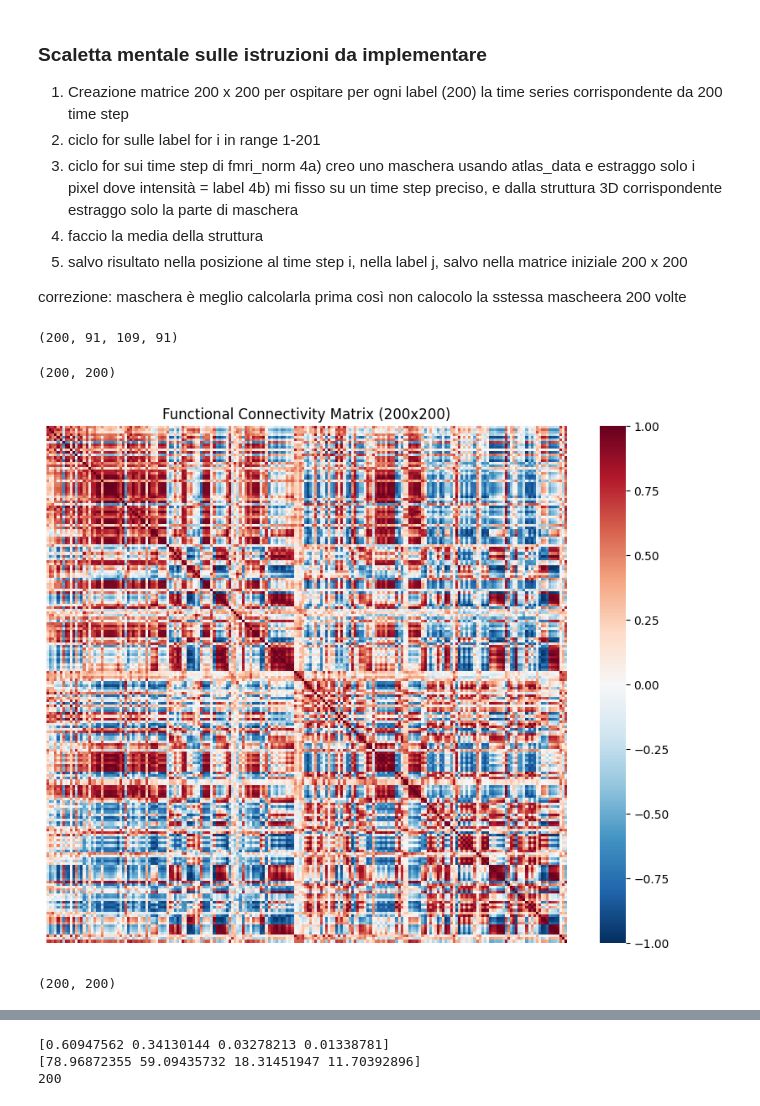
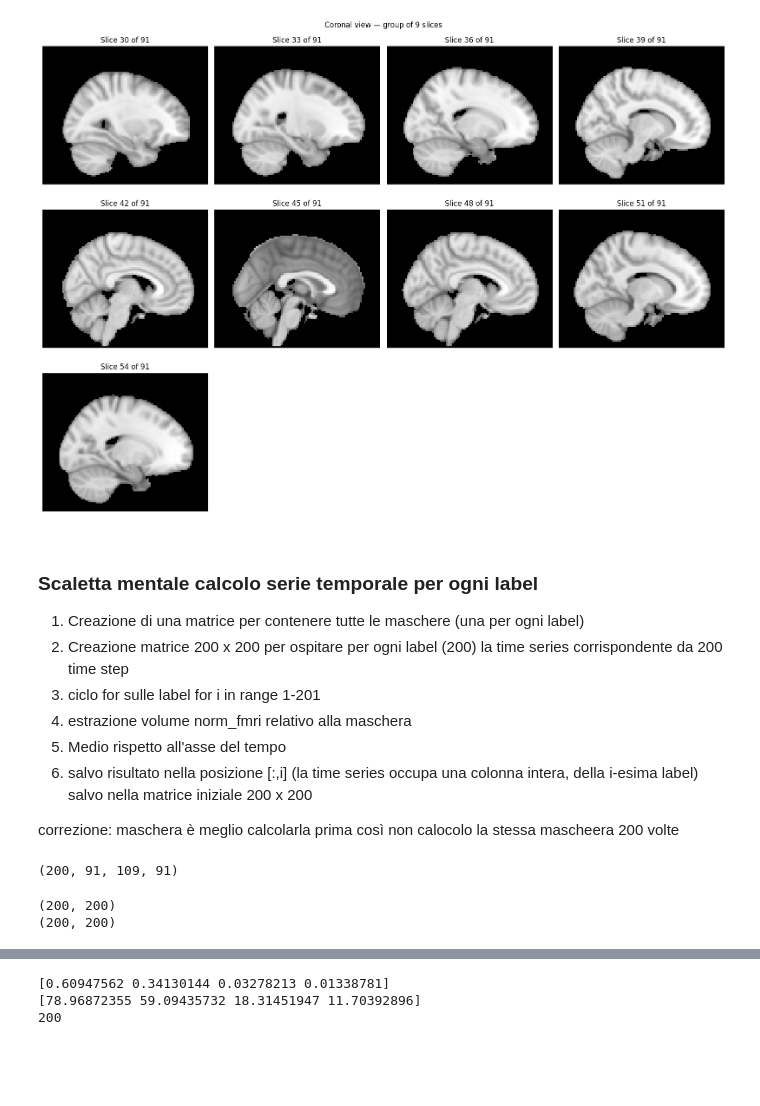
Before and after one commit to tommydelu/MRI-analysis-pipeline, a Jupyter notebook: 3_fmri_feature_extraction.ipynb, the cells around one changed output, grey strips where cells are left out. Drawn from its saved outputs; the diff is of its cells as text; code cells hidden in the pictures; blank space fills up the shorter version.

```diff
--- a/3_fmri_feature_extraction.ipynb
+++ b/3_fmri_feature_extraction.ipynb
@@ -40,12 +33,16 @@ display_single_slice(mni_data, slice_idx=67, axis='coronal')
+# %%
+display_group_of_slices(mni_data, 9, starting_idx=30, disp_step=3, axis='coronal')
+# %% [output]
+[figure, added]
 # %% [markdown]
-### Scaletta mentale sulle istruzioni da implementare
-1) Creazione matrice 200 x 200 per ospitare per ogni label (200) la time series corrispondente da 200 time step
-2) ciclo for sulle label for i in range 1-201
-3) ciclo for sui time step di fmri_norm
-4a) creo uno maschera usando atlas_data e estraggo solo i pixel dove intensità = label
-4b) mi fisso su un time step preciso, e dalla struttura 3D corrispondente estraggo solo la parte di maschera
-5) faccio la media della struttura
-6) salvo risultato nella posizione al time step i, nella label j, salvo nella matrice iniziale 200 x 200
+### Scaletta mentale calcolo serie temporale per ogni label
 
-correzione: maschera è meglio calcolarla prima così non calocolo la sstessa mascheera 200 volte
+1) Creazione di una matrice per contenere tutte le maschere (una per ogni label)
+2) Creazione matrice 200 x 200 per ospitare per ogni label (200) la time series corrispondente da 200 time step
+3) ciclo for sulle label for i in range 1-201
+4) estrazione volume norm_fmri relativo alla maschera
+5) Medio rispetto all'asse del tempo
+6) salvo risultato nella posizione [:,i] (la time series occupa una colonna intera, della i-esima label) salvo nella matrice iniziale 200 x 200
+
+correzione: maschera è meglio calcolarla prima così non calocolo la stessa mascheera 200 volte
 # %%
@@ -60,34 +55,19 @@ for i in range(1,201):
 # %% [output]
 (200, 91, 109, 91)
 # %%
-time_series = np.zeros([200,200])
+num_time_pts = norm_fmri_data.shape[3]
+num_labels = 200
+
+time_series = np.zeros([num_time_pts, num_labels])
 print(time_series.shape)
 
-for i in range(0,200):
-    mask = masks[i,:,:,:].astype(bool) # estraggo maschera da usare sul volume di fmri_norm
+for label_idx in range(0,200):
+    mask = masks[label_idx,:,:,:].astype(bool) # estraggo maschera da usare sul volume di fmri_norm
     voxels_in_roi = norm_fmri_data[mask, :]
-    time_series[:, i] = voxels_in_roi.mean(axis=0)
+    time_series[:, label_idx] = voxels_in_roi.mean(axis=0)
+    np.save("time_series.npy",time_series)
+
+print(time_series.shape)
 # %% [output]
 (200, 200)
+(200, 200)
-# %%
-df = pd.DataFrame(time_series, columns=[f"ROI_{i}" for i in range(200)])
-corr_mat = df.corr()
-
-plt.figure(figsize=(10, 8))
-sns.heatmap(
-    corr_mat,
-    cmap="RdBu_r",
-    vmin=-1,
-    vmax=1,
-    annot=False,  # Mai annot=True con 200 ROI
-    xticklabels=False,  # Evita scritte sovrapposte illeggibili
-    yticklabels=False,
-)
-plt.title("Functional Connectivity Matrix (200x200)")
-plt.show()
-# %% [output]
-[figure, removed]
-# %%
-print(corr_mat.shape)
-# %% [output]
-(200, 200)
```
Also changed, not shown: parts of 10 cells of this notebook, 1 other file.
